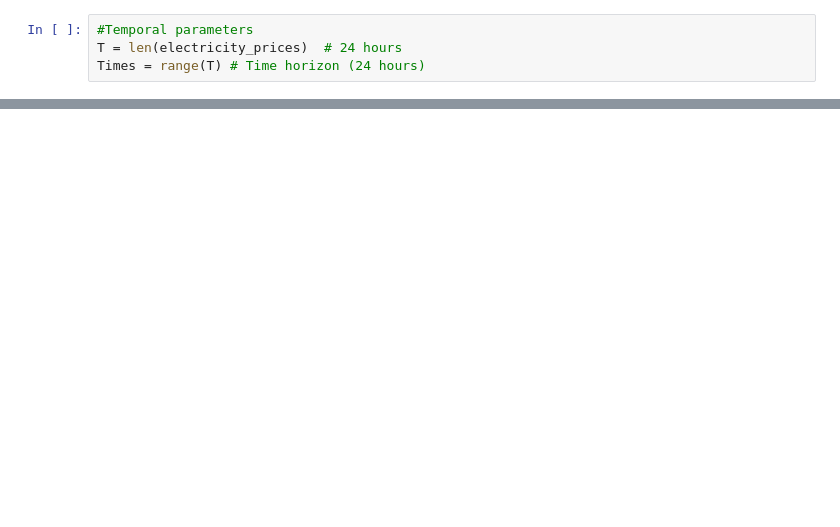
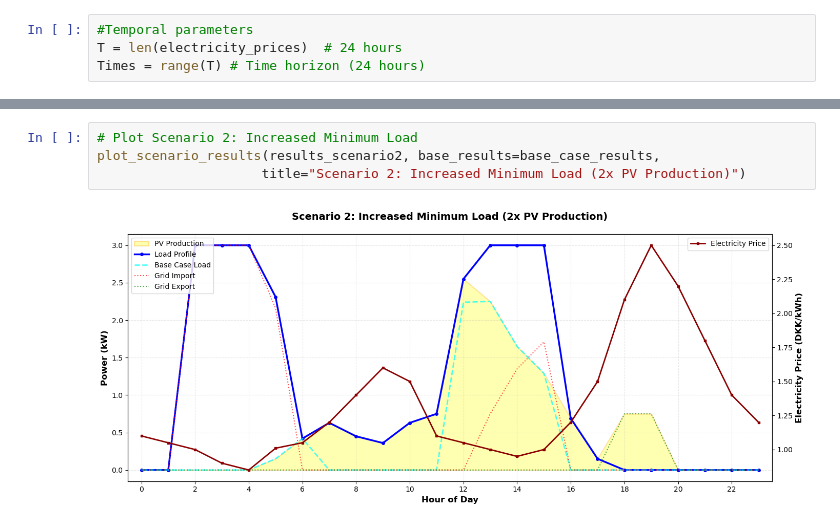
Before and after one commit to Robert7055/Optimization-assignment-1, a Jupyter notebook: Part 1.A_new.ipynb, the cells around one changed output, grey strips where cells are left out. Drawn from its saved outputs; the diff is of its cells as text; blank space fills up the shorter version.

```diff
--- a/Part 1.A_new.ipynb
+++ b/Part 1.A_new.ipynb
@@ -140,0 +526,6 @@ Total Load Consumption: 13.47 kWh
+# %%
+# Plot Scenario 2: Increased Minimum Load
+plot_scenario_results(results_scenario2, base_results=base_case_results,
+                     title="Scenario 2: Increased Minimum Load (2x PV Production)")
+# %% [output]
+[figure, added]
```
Also changed, not shown: parts of 26 cells of this notebook, 9 other files.
